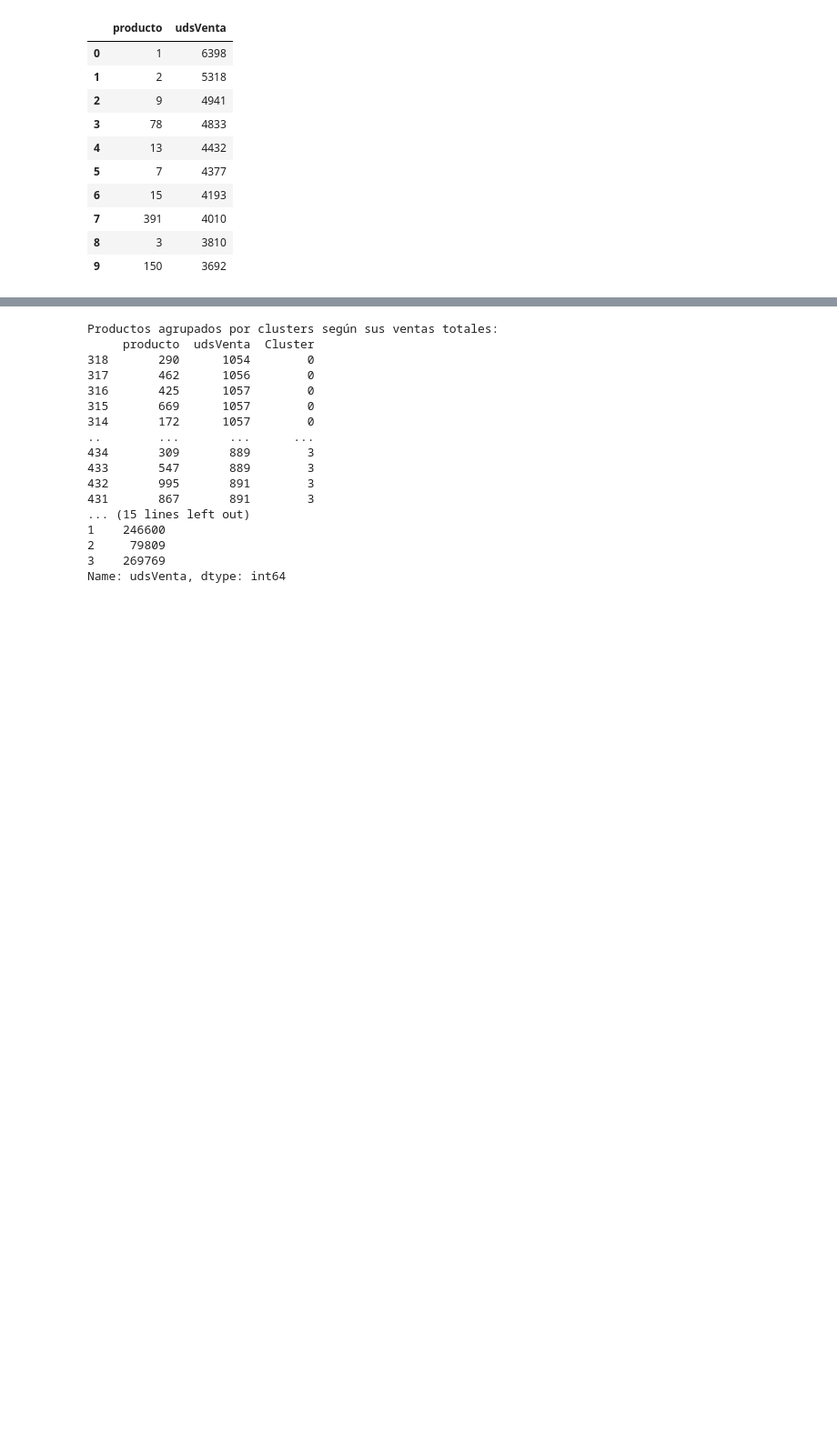
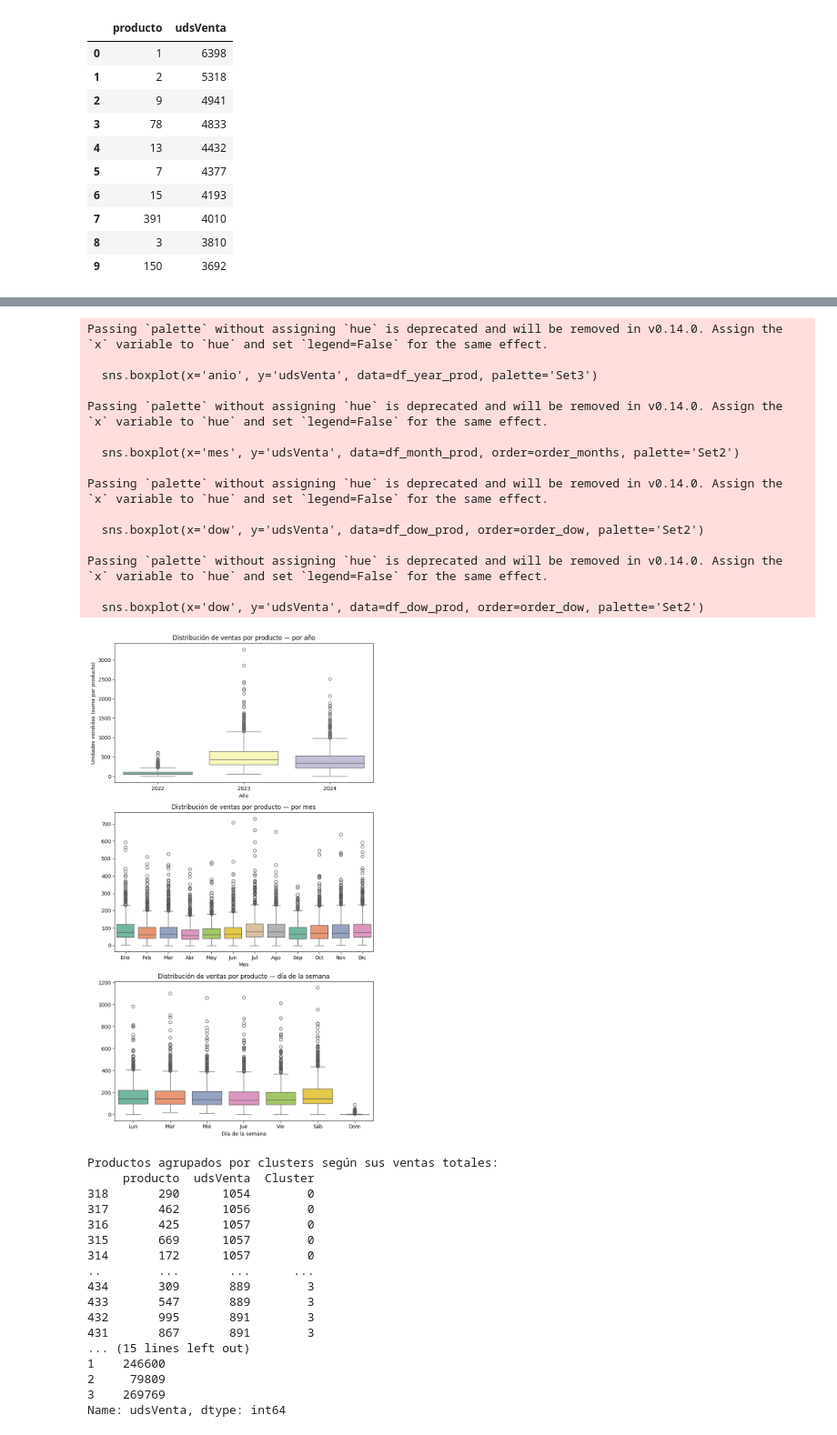
Before and after one commit to jmorala/TFMDS, a Jupyter notebook: cuadernos/02-EDA_datos.ipynb, the cells around one changed output, grey strips where cells are left out. Shown at 91% size. Cells and saved outputs as stored; diff of their text form; code cells hidden in the pictures; blank space fills up the shorter version.

```diff
--- a/cuadernos/02-EDA_datos.ipynb
+++ b/cuadernos/02-EDA_datos.ipynb
@@ -406,3 +494,78 @@ dfSTventasPorProducto.nsmallest(10, 'udsVenta')
+# %%
+# Boxplots de la suma de ventas por producto: por año, por mes y por día de la semana
+# Se calcula la suma de ventas por producto en cada periodo (filtrando solo días abiertos)
+
+df_box = dfSTventas.copy()
+# Filtrar días abiertos
+if 'bolOpen' in df_box.columns:
+    df_box = df_box[df_box['bolOpen'] != 0]
+
+# Añadir columnas de periodo
+df_box['anio'] = df_box['idSecuencia'].dt.year
+df_box['mes'] = df_box['idSecuencia'].dt.month
+# Nombres cortos de mes en Español (Ene, Feb, ...)
+mes_labels = ['Ene','Feb','Mar','Abr','May','Jun','Jul','Ago','Sep','Oct','Nov','Dic']
+
+df_box['dow'] = df_box['idSecuencia'].dt.dayofweek  # 0=Lunes .. 6=Domingo
+dow_labels = ['Lun','Mar','Mié','Jue','Vie','Sáb','Dom']
+
+# Agregar: suma de ventas por (periodo, producto)
+df_year_prod = df_box.groupby(['anio','producto'], as_index=False).agg({'udsVenta':'sum'})
+df_month_prod = df_box.groupby(['mes','producto'], as_index=False).agg({'udsVenta':'sum'})
+df_dow_prod = df_box.groupby(['dow','producto'], as_index=False).agg({'udsVenta':'sum'})
+
+import matplotlib.pyplot as plt
+import seaborn as sns
+
+# Usar 3 filas x 1 columna para mayor legibilidad vertical
+plt.figure(figsize=(8, 14))
+
+# 1) Boxplot por año
+plt.subplot(3, 1, 1)
+sns.boxplot(x='anio', y='udsVenta', data=df_year_prod, palette='Set3')
+plt.title('Distribución de ventas por producto — por año')
+plt.xlabel('Año')
+plt.ylabel('Unidades vendidas (suma por producto)')
+
+# 2) Boxplot por mes (Ene..Dic)
+plt.subplot(3, 1, 2)
+# Usar order para garantizar 1..12
+order_months = list(range(1, 13))
+sns.boxplot(x='mes', y='udsVenta', data=df_month_prod, order=order_months, palette='Set2')
+# Re-etiquetar ticks a nombres de meses: posiciones 0..11
+plt.xticks(ticks=range(len(order_months)), labels=mes_labels)
+plt.title('Distribución de ventas por producto — por mes')
+plt.xlabel('Mes')
+plt.ylabel('')
+
+# 3) Boxplot por día de la semana (Lun..Dom)
+plt.subplot(3, 1, 3)
+order_dow = list(range(0,7))
+sns.boxplot(x='dow', y='udsVenta', data=df_dow_prod, order=order_dow, palette='Set2')
+plt.xticks(ticks=order_dow, labels=dow_labels)
+plt.title('Distribución de ventas por producto — día de la semana')
+plt.xlabel('Día de la semana')
+plt.ylabel('')
+
+plt.tight_layout()
+plt.show()
+# %% [output]
+Passing `palette` without assigning `hue` is deprecated and will be removed in v0.14.0. Assign the `x` variable to `hue` and set `legend=False` for the same effect.
+
+  sns.boxplot(x='anio', y='udsVenta', data=df_year_prod, palette='Set3')
+
+Passing `palette` without assigning `hue` is deprecated and will be removed in v0.14.0. Assign the `x` variable to `hue` and set `legend=False` for the same effect.
+
+  sns.boxplot(x='mes', y='udsVenta', data=df_month_prod, order=order_months, palette='Set2')
+
+Passing `palette` without assigning `hue` is deprecated and will be removed in v0.14.0. Assign the `x` variable to `hue` and set `legend=False` for the same effect.
+
+  sns.boxplot(x='dow', y='udsVenta', data=df_dow_prod, order=order_dow, palette='Set2')
+
+Passing `palette` without assigning `hue` is deprecated and will be removed in v0.14.0. Assign the `x` variable to `hue` and set `legend=False` for the same effect.
+
+  sns.boxplot(x='dow', y='udsVenta', data=df_dow_prod, order=order_dow, palette='Set2')
+[figure, added]
 # %%
 # Crear N clusters de productos según sus ventas totales
 from sklearn.cluster import KMeans
```
Also changed, not shown: parts of 4 cells of this notebook.
